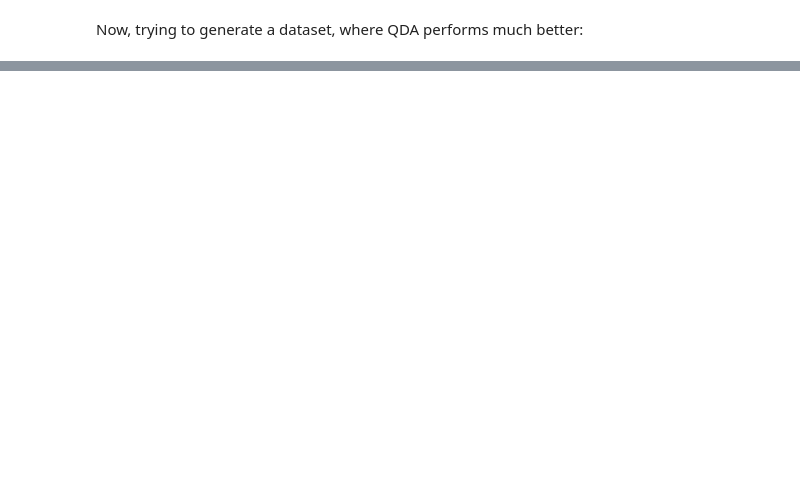
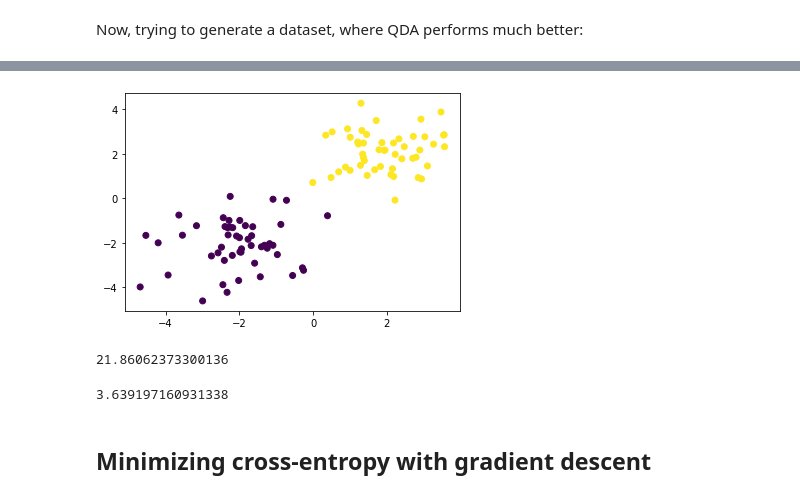
Before and after one commit to osuranyi/UdemyCourses, a Jupyter notebook: LogisticRegression/Section3_SolvingForOptimalWeights.ipynb, the cells around one changed output, grey strips where cells are left out. Drawn from its saved outputs; the diff is of its cells as text; code cells hidden in the pictures; blank space fills up the shorter version.

```diff
--- a/LogisticRegression/Section3_SolvingForOptimalWeights.ipynb
+++ b/LogisticRegression/Section3_SolvingForOptimalWeights.ipynb
@@ -306,0 +317,41 @@ plt.title("QDA");
+# %%
+# Generating data
+
+N = 100
+D = 2
+
+X = np.random.randn(N,D)
+
+X[:50,:] = X[:50,:] - 2* np.ones((50,D))
+X[50:,:] = X[50:,:] + 2* np.ones((50,D))
+T = np.array([0]*50 + [1]*50)
+
+plt.scatter(X[:,0],X[:,1],c=T)
+
+# concatenating ones
+ones = np.array([[1]*N]).T
+Xb = np.concatenate((ones, X), axis=1)
+# %% [output]
+[figure, added]
+# %%
+# randomly initialize weights
+w = np.random.randn(D + 1)
+
+z = Xb @ w
+Y = sigmoid(z)
+
+cross_entropy(T,Y)
+# %% [output]
+21.86062373300136
+# %%
+# cross-entropy is much lower if we use the closed form solution
+w = np.array([0,4,4])
+
+z = Xb @ w
+Y = sigmoid(z)
+
+cross_entropy(T,Y)
+# %% [output]
+3.639197160931338
+# %% [markdown]
+## **Minimizing cross-entropy with gradient descent**
```
Also changed, not shown: parts of 13 cells of this notebook, 2 other files.
